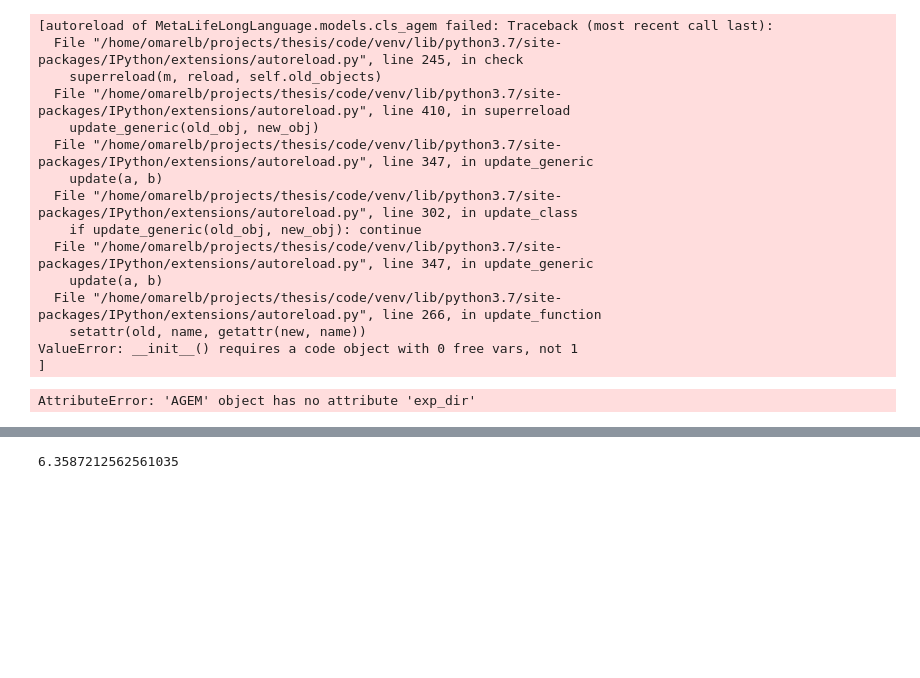
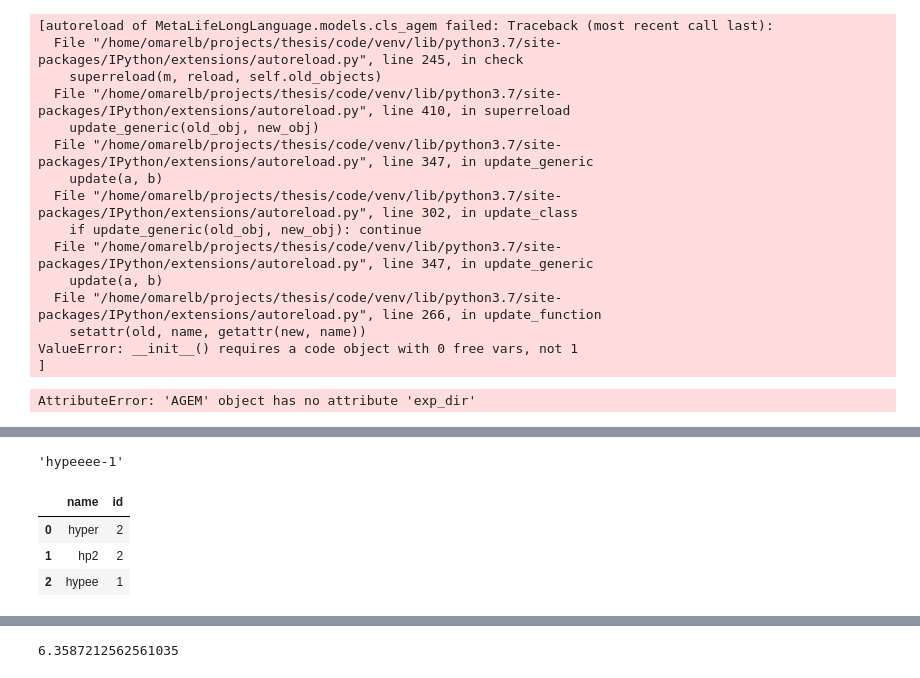
Before and after one commit to omarelb/LearningToRelearn, a Jupyter notebook: notebooks/rand.ipynb, the cells around one changed output, grey strips where cells are left out. Cells and saved outputs as stored; diff of their text form; code cells hidden in the pictures; blank space fills up the shorter version.

```diff
--- a/notebooks/rand.ipynb
+++ b/notebooks/rand.ipynb
@@ -105,0 +273,25 @@ model:
+# %%
+df = pd.DataFrame.from_dict({"name": ["hyper", "hp2"], "id": [1, 2]})
+# %%
+name = "hypeeee"
+in_data = (df["name"] == name).any()
+
+if in_data:
+    # increment counter for this experiment name to avoid duplicate names
+    id = df.loc[df["name"] == name, "id"].values[0] + 1
+    df.loc[df["name"] == name, "id"] = id
+    experiment_id = {"name": name, "id": id}
+else:
+    experiment_id = {"name": name, "id": 1}
+    df = df.append(experiment_id, ignore_index=True)
+
+f"{experiment_id['name']}-{experiment_id['id']}"
+# %% [output]
+'hypeeee-1'
+# %%
+df.to_csv(EXPERIMENT_IDS)
+# %% [output]
+|  | name | id |
+| 0 | hyper | 2 |
+| 1 | hp2 | 2 |
+| 2 | hypee | 1 |
```
Also changed, not shown: parts of 26 cells of this notebook, 4 other files.
